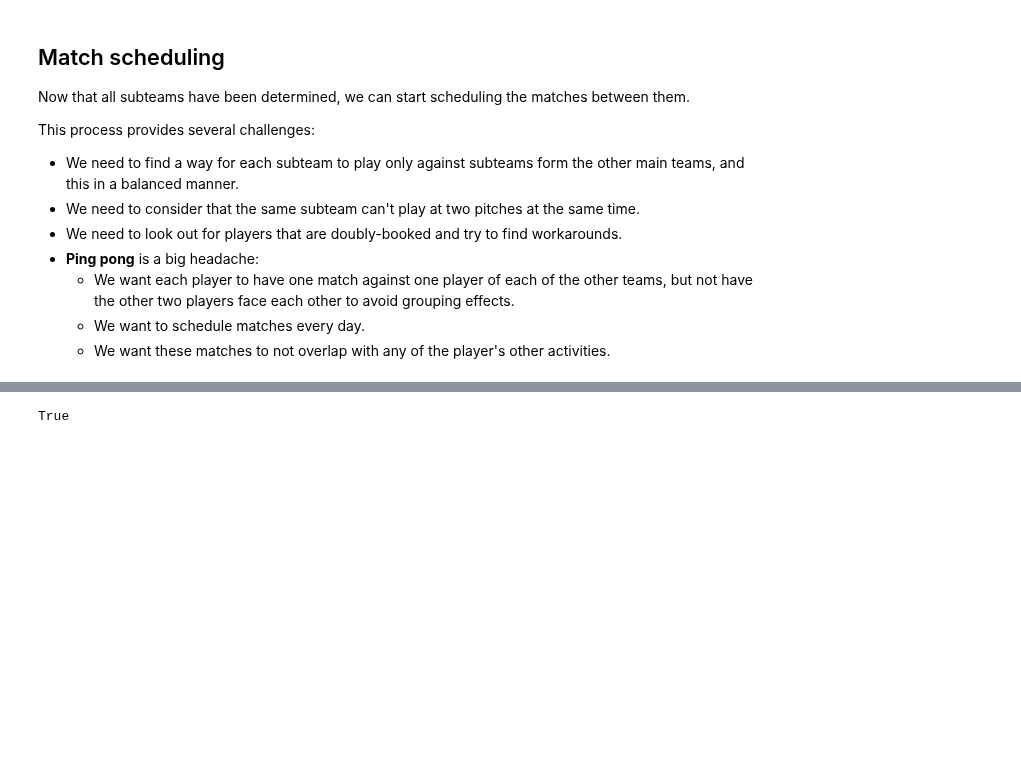
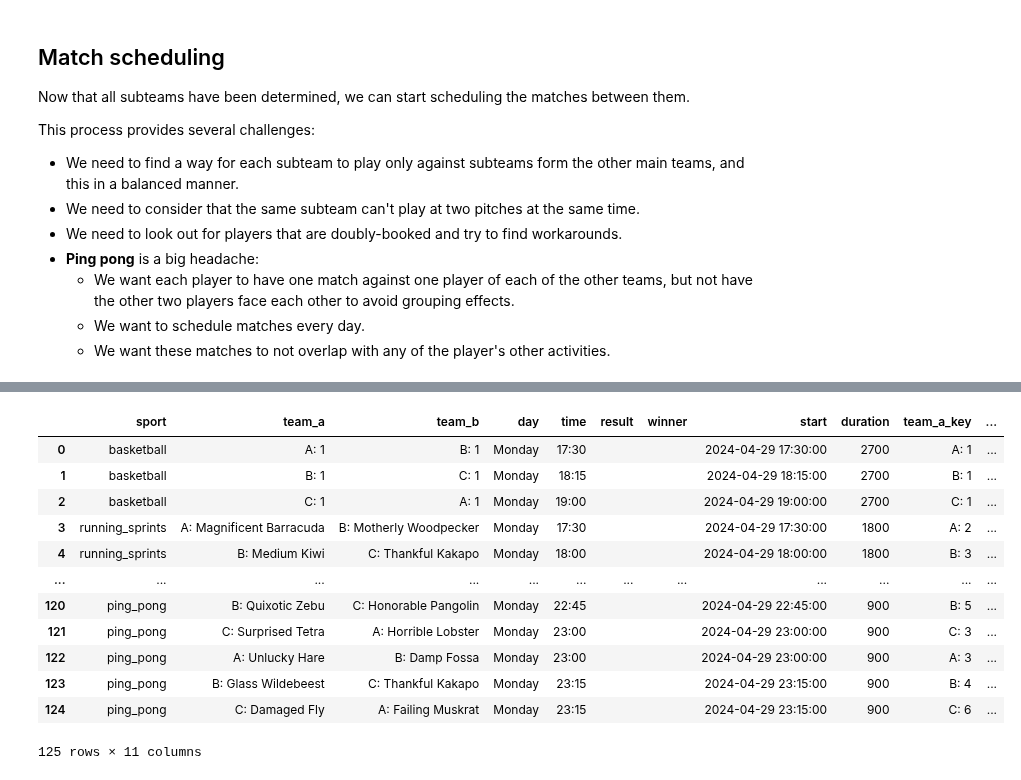
Before and after one commit to FBalzerMPE/imprs_sports_week, a Jupyter notebook: set_up_data.ipynb, the cells around one changed output, grey strips where cells are left out. Drawn from its saved outputs; the diff is of its cells as text; code cells hidden in the pictures; blank space fills up the shorter version.

```diff
--- a/set_up_data.ipynb
+++ b/set_up_data.ipynb
@@ -187,7 +202,20 @@ beer_pong, fooseball: {'Trivial Uguisu'} have conflicting schedules.
 # %%
 
 matches = [Match.from_dataframe_entry(m, hf.ALL_SUBTEAMS) for _, m in match_df.iterrows()]
 match_df2 = hf.turn_series_list_to_dataframe([m.as_series for m in matches])
 all(match_df2 == match_df)
+match_df.drop(columns=["location"])
 # %% [output]
+|  | sport | team_a | team_b | day | time | result | winner | start | duration | team_a_key | ... |
+| 0 | basketball | A: 1 | B: 1 | Monday | 17:30 |  |  | 2024-04-29 17:30:00 | 2700 | A: 1 | ... |
+| 1 | basketball | B: 1 | C: 1 | Monday | 18:15 |  |  | 2024-04-29 18:15:00 | 2700 | B: 1 | ... |
+| 2 | basketball | C: 1 | A: 1 | Monday | 19:00 |  |  | 2024-04-29 19:00:00 | 2700 | C: 1 | ... |
+| 3 | running_sprints | A: Magnificent Barracuda | B: Motherly Woodpecker | Monday | 17:30 |  |  | 2024-04-29 17:30:00 | 1800 | A: 2 | ... |
+| 4 | running_sprints | B: Medium Kiwi | C: Thankful Kakapo | Monday | 18:00 |  |  | 2024-04-29 18:00:00 | 1800 | B: 3 | ... |
+| ... | ... | ... | ... | ... | ... | ... | ... | ... | ... | ... | ... |
+| 120 | ping_pong | B: Quixotic Zebu | C: Honorable Pangolin | Monday | 22:45 |  |  | 2024-04-29 22:45:00 | 900 | B: 5 | ... |
+| 121 | ping_pong | C: Surprised Tetra | A: Horrible Lobster | Monday | 23:00 |  |  | 2024-04-29 23:00:00 | 900 | C: 3 | ... |
+| 122 | ping_pong | A: Unlucky Hare | B: Damp Fossa | Monday | 23:00 |  |  | 2024-04-29 23:00:00 | 900 | A: 3 | ... |
+| 123 | ping_pong | B: Glass Wildebeest | C: Thankful Kakapo | Monday | 23:15 |  |  | 2024-04-29 23:15:00 | 900 | B: 4 | ... |
+| 124 | ping_pong | C: Damaged Fly | A: Failing Muskrat | Monday | 23:15 |  |  | 2024-04-29 23:15:00 | 900 | C: 6 | ... |
-True
+125 rows × 11 columns
```
Also changed, not shown: parts of 2 cells of this notebook, 11 other files.
